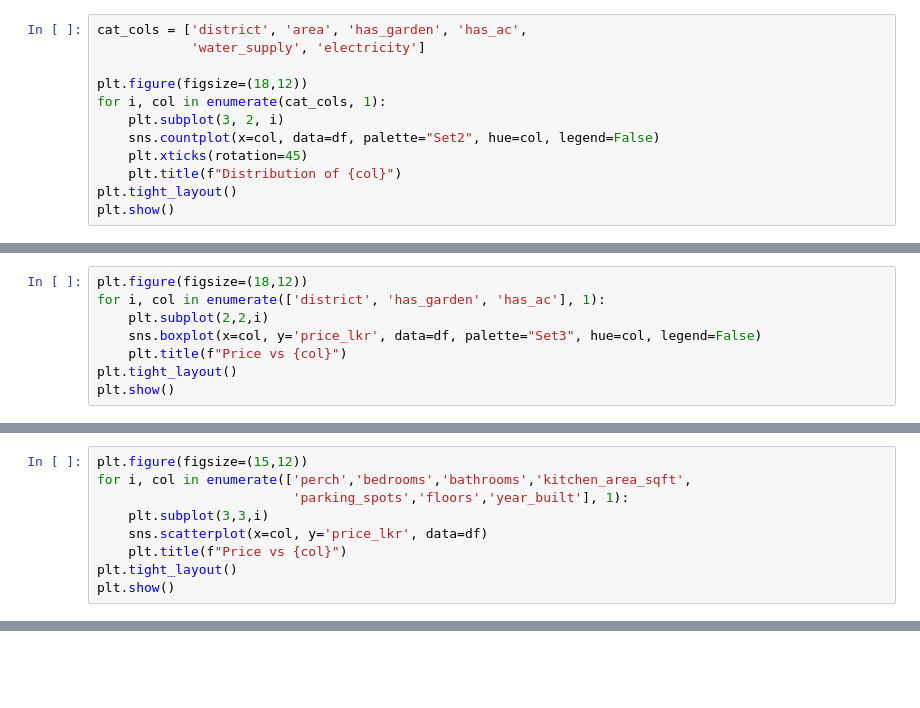
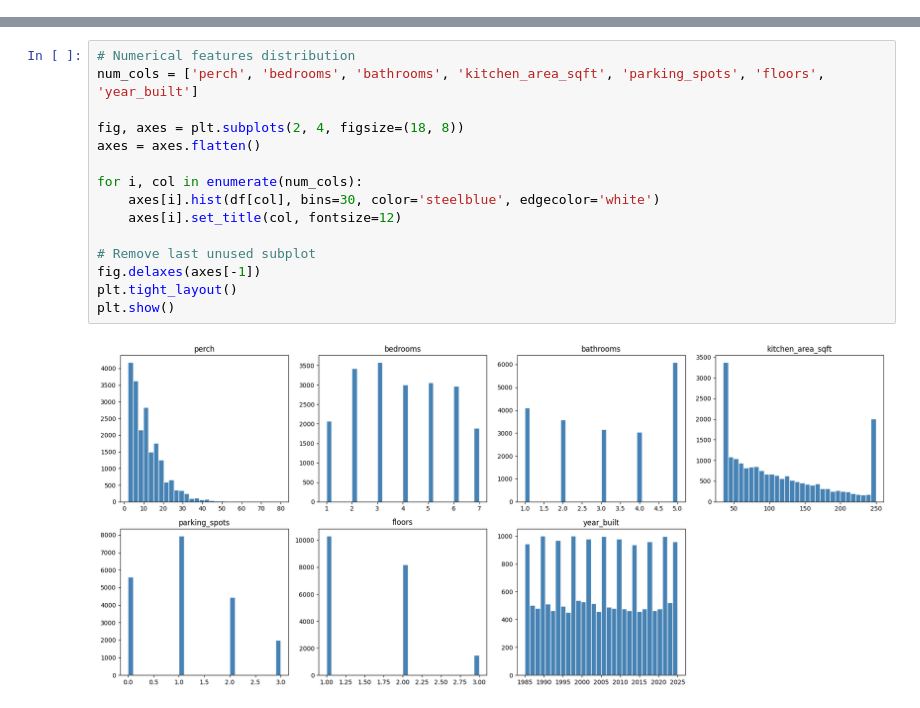
Before and after one commit to Kirushanth-Packyanathan/ML-L4-Project, a Jupyter notebook: ML_Assignment_L4.ipynb, the cells around one changed output, grey strips where cells are left out. Drawn from its saved outputs; the diff is of its cells as text; blank space fills up the shorter version.

```diff
--- a/ML_Assignment_L4.ipynb
+++ b/ML_Assignment_L4.ipynb
@@ -94,12 +0,0 @@ plt.show()
-# %%
-cat_cols = ['district', 'area', 'has_garden', 'has_ac',
-            'water_supply', 'electricity']
-
-plt.figure(figsize=(18,12))
-for i, col in enumerate(cat_cols, 1):
-    plt.subplot(3, 2, i)
-    sns.countplot(x=col, data=df, palette="Set2", hue=col, legend=False)
-    plt.xticks(rotation=45)
-    plt.title(f"Distribution of {col}")
-plt.tight_layout()
-plt.show()
@@ -108,8 +0,0 @@ plt.show()
-# %%
-plt.figure(figsize=(18,12))
-for i, col in enumerate(['district', 'has_garden', 'has_ac'], 1):
-    plt.subplot(2,2,i)
-    sns.boxplot(x=col, y='price_lkr', data=df, palette="Set3", hue=col, legend=False)
-    plt.title(f"Price vs {col}")
-plt.tight_layout()
-plt.show()
@@ -118,9 +0,0 @@ plt.show()
-# %%
-plt.figure(figsize=(15,12))
-for i, col in enumerate(['perch','bedrooms','bathrooms','kitchen_area_sqft',
-                         'parking_spots','floors','year_built'], 1):
-    plt.subplot(3,3,i)
-    sns.scatterplot(x=col, y='price_lkr', data=df)
-    plt.title(f"Price vs {col}")
-plt.tight_layout()
-plt.show()
@@ -351,0 +114,17 @@ best_model.save_model("house_price_model.json")
+# %%
+# Numerical features distribution
+num_cols = ['perch', 'bedrooms', 'bathrooms', 'kitchen_area_sqft', 'parking_spots', 'floors', 'year_built']
+
+fig, axes = plt.subplots(2, 4, figsize=(18, 8))
+axes = axes.flatten()
+
+for i, col in enumerate(num_cols):
+    axes[i].hist(df[col], bins=30, color='steelblue', edgecolor='white')
+    axes[i].set_title(col, fontsize=12)
+
+# Remove last unused subplot
+fig.delaxes(axes[-1])
+plt.tight_layout()
+plt.show()
+# %% [output]
+[figure, added]
```
Also changed, not shown: parts of 53 cells of this notebook, 4 other files.
